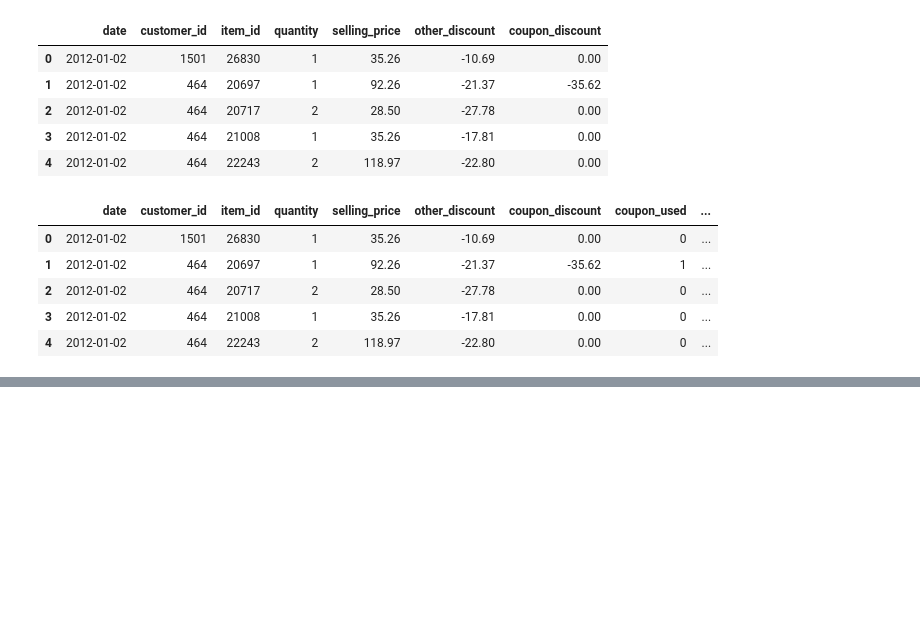
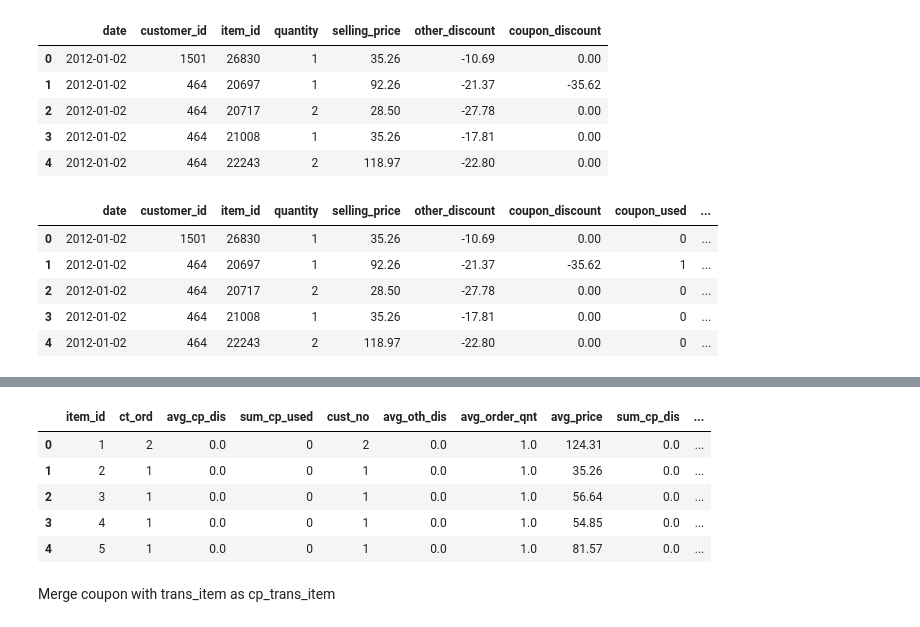
Before and after one commit to nkukadiya89/coupon-redemption-ML, a Jupyter notebook: data_analysis.ipynb, the cells around one changed output, grey strips where cells are left out. Cells and saved outputs as stored; diff of their text form; code cells hidden in the pictures; blank space fills up the shorter version.

```diff
--- a/data_analysis.ipynb
+++ b/data_analysis.ipynb
@@ -884,0 +932,11 @@ memory usage: 4.5 MB
+# %%
+trans_item.head()
+# %% [output]
+|  | item_id | ct_ord | avg_cp_dis | sum_cp_used | cust_no | avg_oth_dis | avg_order_qnt | avg_price | sum_cp_dis | ... |
+| 0 | 1 | 2 | 0.0 | 0 | 2 | 0.0 | 1.0 | 124.31 | 0.0 | ... |
+| 1 | 2 | 1 | 0.0 | 0 | 1 | 0.0 | 1.0 | 35.26 | 0.0 | ... |
+| 2 | 3 | 1 | 0.0 | 0 | 1 | 0.0 | 1.0 | 56.64 | 0.0 | ... |
+| 3 | 4 | 1 | 0.0 | 0 | 1 | 0.0 | 1.0 | 54.85 | 0.0 | ... |
+| 4 | 5 | 1 | 0.0 | 0 | 1 | 0.0 | 1.0 | 81.57 | 0.0 | ... |
+# %% [markdown]
+Merge coupon with trans_item as cp_trans_item
```
Also changed, not shown: parts of 77 cells of this notebook.
